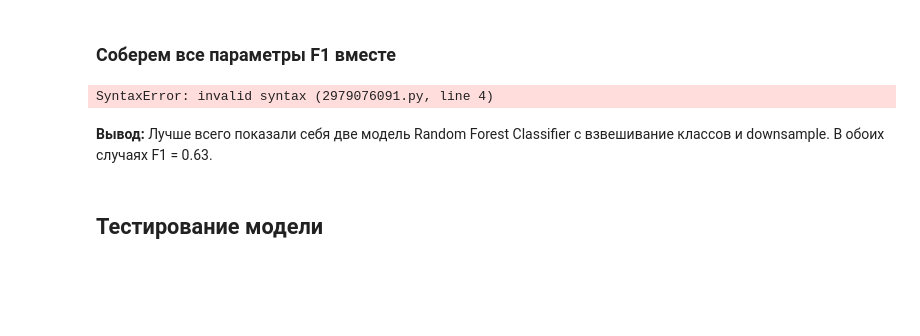
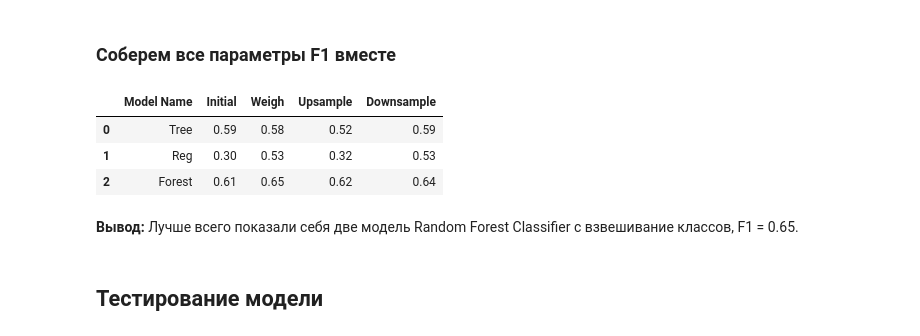
Before and after one commit to TanyaLatushkina/ML, a Jupyter notebook: supervised_learning.ipynb, the cells around one changed output. Saved outputs shown, nothing was run; the diff lists cells and outputs as text; code cells hidden in the pictures; blank space fills up the shorter version.

Commit message:
Добавила  модель LR в upsample, поправила выводы

```diff
--- a/supervised_learning.ipynb
+++ b/supervised_learning.ipynb
@@ -675,21 +689,25 @@ ROC-AUC: 0.8608014028475712
 # %%
 model_name = ['Tree', 'Reg', 'Forest']
 initial_values = [0.59, 0.30, 0.61]
 weight_values = [0.58, 0.53, 0.65]
-up_values = [0.52, -, 0.62]
+up_values = [0.52, 0.32, 0.62]
 down_values = [0.59, 0.53, 0.64]
 
 data_metrics = pd.DataFrame({'Model Name': model_name,
                            'Initial': initial_values,
                            'Weigh': weight_values,
                            'Upsample': up_values,
                            'Downsample': down_values})
 
 data_metrics
 # %% [output]
-SyntaxError: invalid syntax (2979076091.py, line 4)
+|  | Model Name | Initial | Weigh | Upsample | Downsample |
+| 0 | Tree | 0.59 | 0.58 | 0.52 | 0.59 |
+| 1 | Reg | 0.30 | 0.53 | 0.32 | 0.53 |
+| 2 | Forest | 0.61 | 0.65 | 0.62 | 0.64 |
 # %% [markdown]
-__Вывод:__ Лучше всего показали себя две модель Random Forest Classifier с взвешивание классов и downsample. В обоих случаях F1 = 0.63.
+__Вывод:__ Лучше всего показали себя две модель Random Forest Classifier с взвешивание классов,
+F1 = 0.65.
 # %% [markdown]
 ## Тестирование модели
 # %% [markdown]
```
Also changed, not shown: parts of 7 cells of this notebook.
